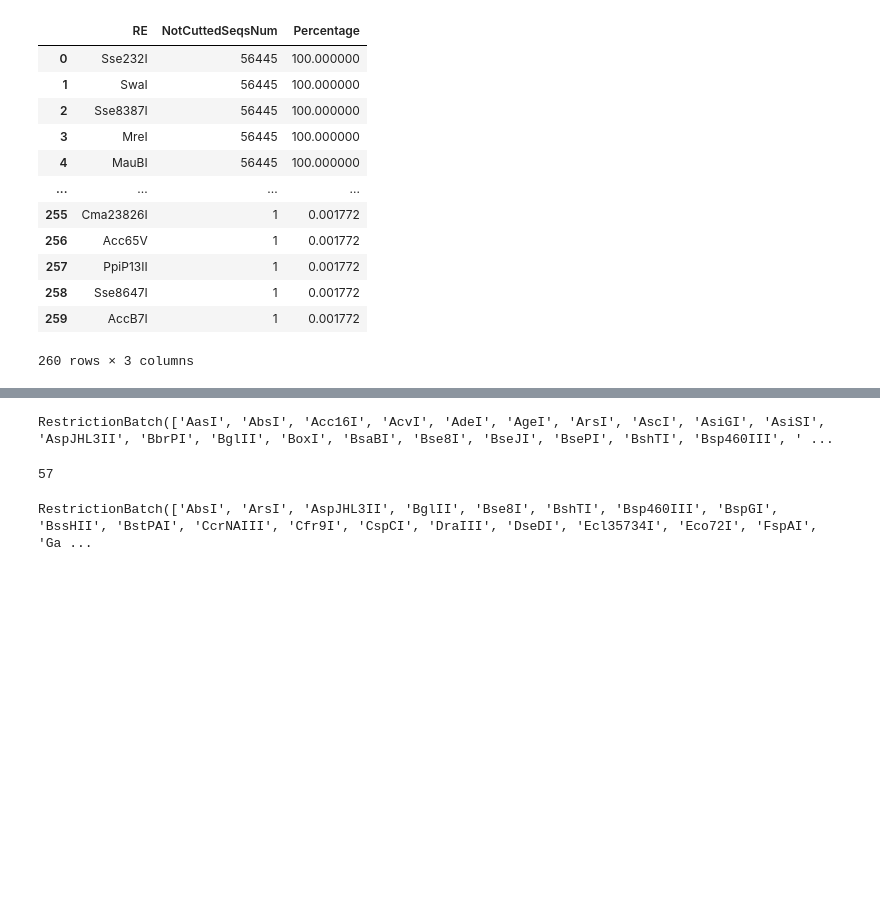
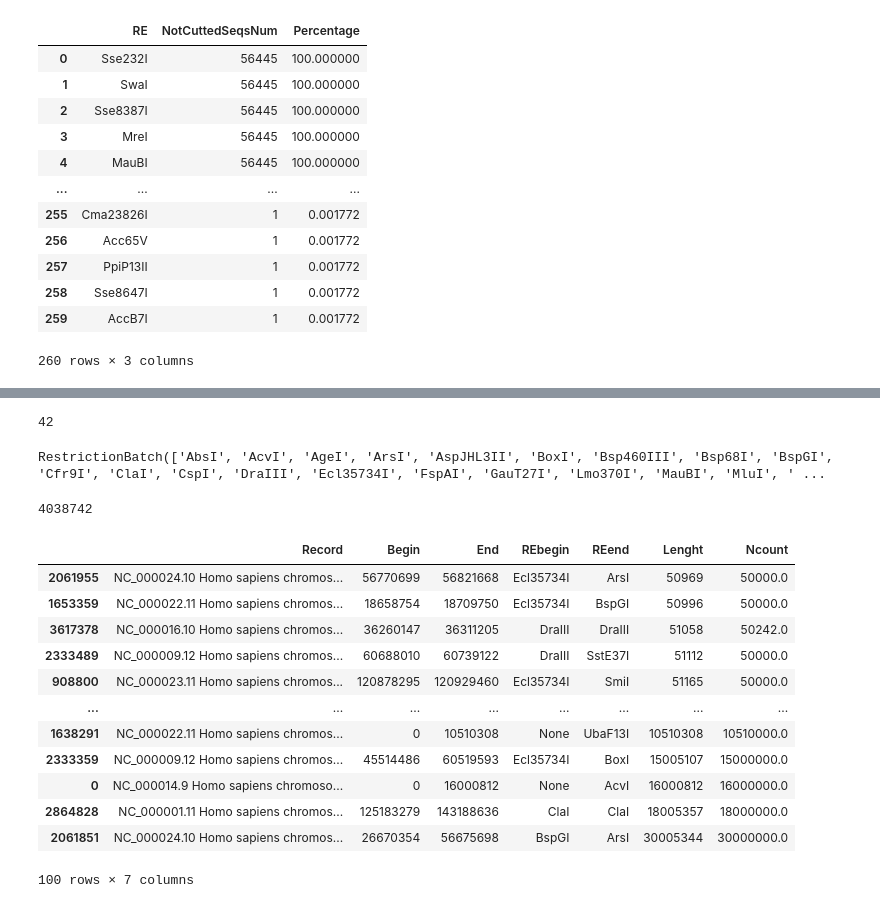
Before and after one commit to mitoclub/OldMenGenetics, a Jupyter notebook: restrictase_search/notebooks/find_re2.ipynb, the cells around one changed output, grey strips where cells are left out. Cells and saved outputs as stored; diff of their text form; code cells hidden in the pictures; blank space fills up the shorter version.

```diff
--- a/restrictase_search/notebooks/find_re2.ipynb
+++ b/restrictase_search/notebooks/find_re2.ipynb
@@ -125,7 +137,0 @@ array(['Sse232I', 'SwaI', 'Sse8387I', 'MreI', 'MauBI', 'NotI', 'AscI',
-# %%
-# create sample batch (custom data structure)
-ClaI = AllEnzymes.get("ClaI")
-excess_maximal_subset = RestrictionBatch(REs_without_site_on_mt)
-excess_maximal_subset
-# %% [output]
-RestrictionBatch(['AasI', 'AbsI', 'Acc16I', 'AcvI', 'AdeI', 'AgeI', 'ArsI', 'AscI', 'AsiGI', 'AsiSI', 'AspJHL3II', 'BbrPI', 'BglII', 'BoxI', 'BsaBI', 'Bse8I', 'BseJI', 'BsePI', 'BshTI', 'Bsp460III', ' ...
@@ -148,21 +138,15 @@ def collect_isoschizomers(enzymes: RestrictionBatch) -> List[List[str]]:
 # %%
-# # collect full collection of isoschizomers
-# full_isosh = collect_isoschizomers(AllEnzymes)
-# with open("../data/processed/full_isoschizomers.txt", "w") as fout:
-#     for batch in full_isosh:
-#         fout.write(",".join(batch) + "\n")
+# collect collection of isoschizomers for used sample REs
+sufficient_sample = []
+full_isosh = collect_isoschizomers(excess_maximal_subset)
+with open(f"../data/processed/used_re_isoschizomers_{cutoff}%.txt", "w") as fout:
+    for batch in full_isosh:
+        sufficient_sample.append(batch[0])
+        fout.write(",".join(batch) + "\n")
+
+print(len(sufficient_sample))
+maximal_subset = RestrictionBatch(sufficient_sample)
+maximal_subset
+# %% [output]
+42
+RestrictionBatch(['AbsI', 'AcvI', 'AgeI', 'ArsI', 'AspJHL3II', 'BoxI', 'Bsp460III', 'Bsp68I', 'BspGI', 'Cfr9I', 'ClaI', 'CspI', 'DraIII', 'Ecl35734I', 'FspAI', 'GauT27I', 'Lmo370I', 'MauBI', 'MluI', ' ...
-# %%
-# collect collection of isoschizomers for used sample REs
-sufficient_sample = []
-full_isosh = collect_isoschizomers(excess_maximal_subset)
-with open("../data/processed/used_re_isoschizomers.txt", "w") as fout:
-    for batch in full_isosh:
-        sufficient_sample.append(batch[0])
-        fout.write(",".join(batch) + "\n")
-
-print(len(sufficient_sample))
-maximal_subset = RestrictionBatch(sufficient_sample)
-maximal_subset
-# %% [output]
-57
-RestrictionBatch(['AbsI', 'ArsI', 'AspJHL3II', 'BglII', 'Bse8I', 'BshTI', 'Bsp460III', 'BspGI', 'BssHII', 'BstPAI', 'CcrNAIII', 'Cfr9I', 'CspCI', 'DraIII', 'DseDI', 'Ecl35734I', 'Eco72I', 'FspAI', 'Ga ...
@@ -183,0 +224,33 @@ for fp in glob.glob("../data/external/GCF_000001405.40/ncbi_dataset/data/GCF_000
+# %%
+# 27 min and 10GB of RAM
+threads = 24
+human_genome = iterate_over_records("../data/external/GCF_000001405.40/ncbi_dataset/data/GCF_000001405.40/")
+with Pool(threads) as p:
+    pre_data_intervals = p.map(collect_intervals, human_genome)
+
+data_intervals = []
+for xx in pre_data_intervals:
+    for x in xx:
+        data_intervals.append(x)
+
+intervals = pd.DataFrame(data_intervals)
+# %%
+len(data_intervals)
+# %% [output]
+4038742
+# %%
+pd.DataFrame(data_intervals).sort_values("Lenght").tail(100)
+# %% [output]
+|  | Record | Begin | End | REbegin | REend | Lenght | Ncount |
+| 2061955 | NC_000024.10 Homo sapiens chromos... | 56770699 | 56821668 | Ecl35734I | ArsI | 50969 | 50000.0 |
+| 1653359 | NC_000022.11 Homo sapiens chromos... | 18658754 | 18709750 | Ecl35734I | BspGI | 50996 | 50000.0 |
+| 3617378 | NC_000016.10 Homo sapiens chromos... | 36260147 | 36311205 | DraIII | DraIII | 51058 | 50242.0 |
+| 2333489 | NC_000009.12 Homo sapiens chromos... | 60688010 | 60739122 | DraIII | SstE37I | 51112 | 50000.0 |
+| 908800 | NC_000023.11 Homo sapiens chromos... | 120878295 | 120929460 | Ecl35734I | SmiI | 51165 | 50000.0 |
+| ... | ... | ... | ... | ... | ... | ... | ... |
+| 1638291 | NC_000022.11 Homo sapiens chromos... | 0 | 10510308 | None | UbaF13I | 10510308 | 10510000.0 |
+| 2333359 | NC_000009.12 Homo sapiens chromos... | 45514486 | 60519593 | Ecl35734I | BoxI | 15005107 | 15000000.0 |
+| 0 | NC_000014.9 Homo sapiens chromoso... | 0 | 16000812 | None | AcvI | 16000812 | 16000000.0 |
+| 2864828 | NC_000001.11 Homo sapiens chromos... | 125183279 | 143188636 | ClaI | ClaI | 18005357 | 18000000.0 |
+| 2061851 | NC_000024.10 Homo sapiens chromos... | 26670354 | 56675698 | BspGI | ArsI | 30005344 | 30000000.0 |
+100 rows × 7 columns
```
Also changed, not shown: parts of 17 cells of this notebook, 2 other files.
